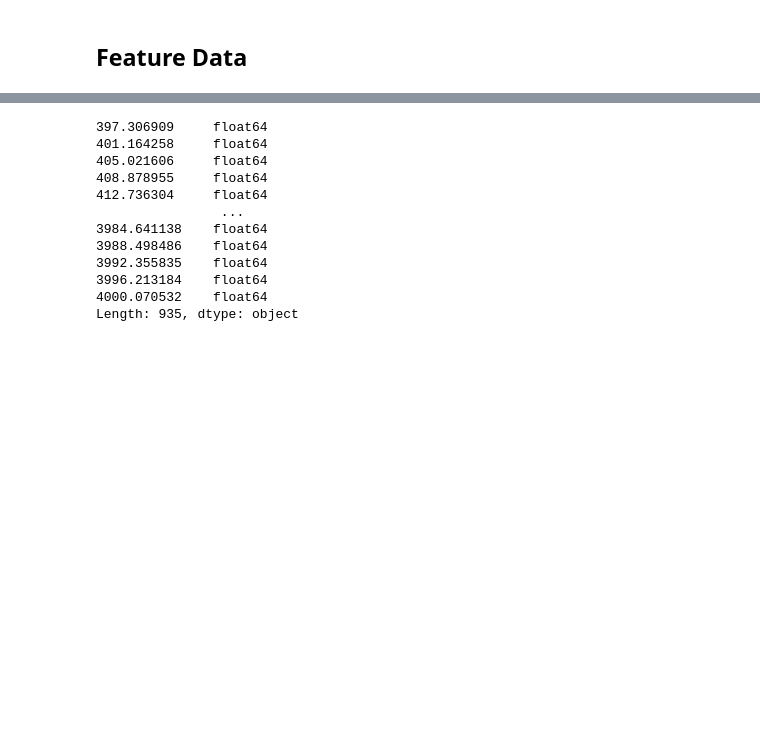
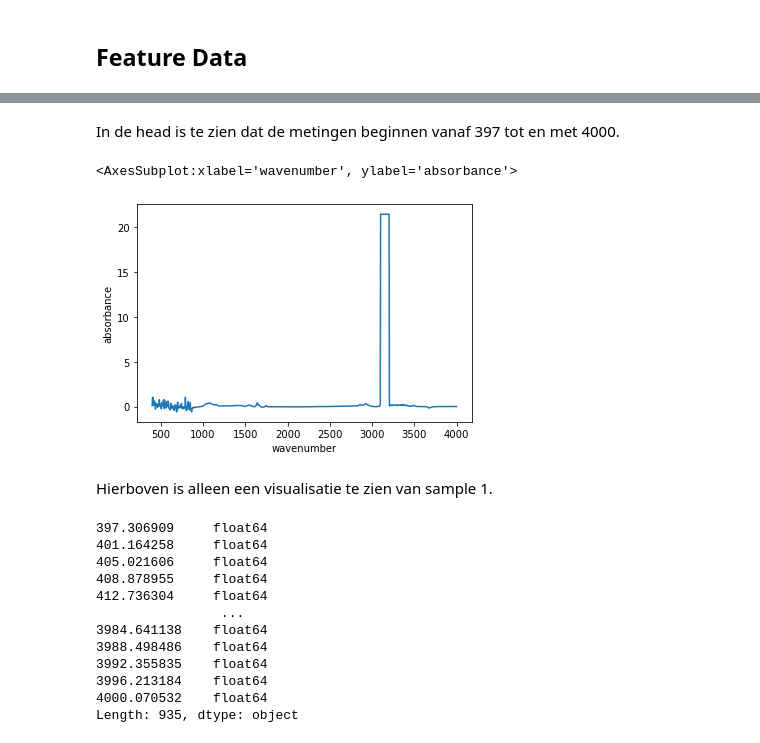
Before and after one commit to asscherhofstede/Koemelk-analyse, a Jupyter notebook: koemelk_uitwerking.ipynb, the cells around one changed output, grey strips where cells are left out. Drawn from its saved outputs; the diff is of its cells as text; code cells hidden in the pictures; blank space fills up the shorter version.

```diff
--- a/koemelk_uitwerking.ipynb
+++ b/koemelk_uitwerking.ipynb
@@ -89,6 +106,15 @@ df_spc.head()
 | Sample 12.spc | -0.136930 | 1.008154 | 1.008154 | 1.008154 | -0.138287 | 0.183399 | 0.176318 | 0.156126 | ... |
 | Sample 13.spc | 0.125331 | 1.008154 | 1.008154 | 1.008154 | 0.475342 | 0.750735 | 0.008357 | -0.252117 | ... |
 5 rows × 935 columns
+# %% [markdown]
+In de head is te zien dat de metingen beginnen vanaf 397 tot en met 4000.
+# %%
+df_spc.iloc[0, :].plot(xlabel='wavenumber', ylabel='absorbance')
+# %% [output]
+<AxesSubplot:xlabel='wavenumber', ylabel='absorbance'>
+[figure, added]
+# %% [markdown]
+Hierboven is alleen een visualisatie te zien van sample 1.
 # %%
 df_spc.dtypes
 # %% [output]
```
Also changed, not shown: parts of 24 cells of this notebook, 1 other file.
